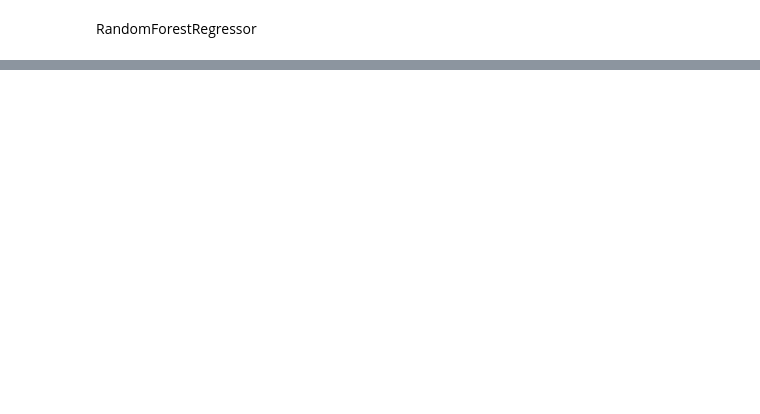
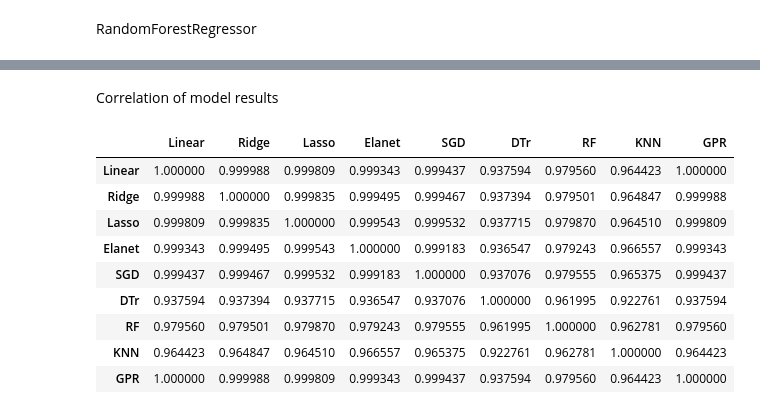
Before and after one commit to yagaoka/HousePrices, a Jupyter notebook: house_price_beginner.ipynb, the cells around one changed output, grey strips where cells are left out. Drawn from its saved outputs; the diff is of its cells as text; code cells hidden in the pictures; blank space fills up the shorter version.

```diff
--- a/house_price_beginner.ipynb
+++ b/house_price_beginner.ipynb
@@ -1057,0 +1102,11 @@ RandomForestRegressor(min_samples_split=4, random_state=5)
+# %%
+pred_knn = grid_knn.predict(X_test_sc)
+
+sub_knn = pd.DataFrame()
+sub_knn["Id"] = id_test
+sub_knn["SalePrice"] = pred_knn
+
+if use_logvals == 1:
+    sub_knn["SalePrice"] = np.exp(sub_knn["SalePrice"])
+
+sub_knn.to_csv("knn.csv", index=False)
@@ -1057,0 +1193,19 @@ RandomForestRegressor(min_samples_split=4, random_state=5)
+# %% [markdown]
+Correlation of model results
+# %%
+predictions = {"Linear": pred_linreg_all, "Ridge": pred_ridge_all, "Lasso": pred_lasso,
+              "Elanet": pred_enet, "SGD": pred_sgd, "DTr": pred_dtree, "RF": pred_rf,
+              "KNN": pred_knn, "GPR": pred_gpr}
+df_predictions = pd.DataFrame(data=predictions)
+df_predictions.corr()
+# %% [output]
+|  | Linear | Ridge | Lasso | Elanet | SGD | DTr | RF | KNN | GPR |
+| Linear | 1.000000 | 0.999988 | 0.999809 | 0.999343 | 0.999437 | 0.937594 | 0.979560 | 0.964423 | 1.000000 |
+| Ridge | 0.999988 | 1.000000 | 0.999835 | 0.999495 | 0.999467 | 0.937394 | 0.979501 | 0.964847 | 0.999988 |
+| Lasso | 0.999809 | 0.999835 | 1.000000 | 0.999543 | 0.999532 | 0.937715 | 0.979870 | 0.964510 | 0.999809 |
+| Elanet | 0.999343 | 0.999495 | 0.999543 | 1.000000 | 0.999183 | 0.936547 | 0.979243 | 0.966557 | 0.999343 |
+| SGD | 0.999437 | 0.999467 | 0.999532 | 0.999183 | 1.000000 | 0.937076 | 0.979555 | 0.965375 | 0.999437 |
+| DTr | 0.937594 | 0.937394 | 0.937715 | 0.936547 | 0.937076 | 1.000000 | 0.961995 | 0.922761 | 0.937594 |
+| RF | 0.979560 | 0.979501 | 0.979870 | 0.979243 | 0.979555 | 0.961995 | 1.000000 | 0.962781 | 0.979560 |
+| KNN | 0.964423 | 0.964847 | 0.964510 | 0.966557 | 0.965375 | 0.922761 | 0.962781 | 1.000000 | 0.964423 |
+| GPR | 1.000000 | 0.999988 | 0.999809 | 0.999343 | 0.999437 | 0.937594 | 0.979560 | 0.964423 | 1.000000 |
```
Also changed, not shown: parts of 19 cells of this notebook.
